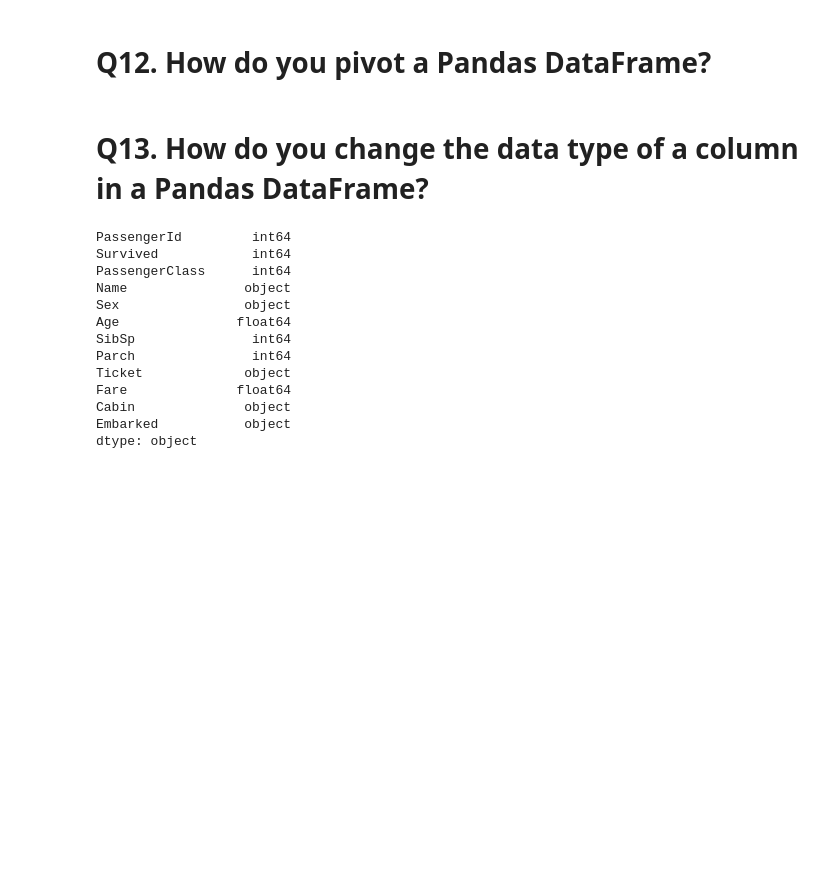
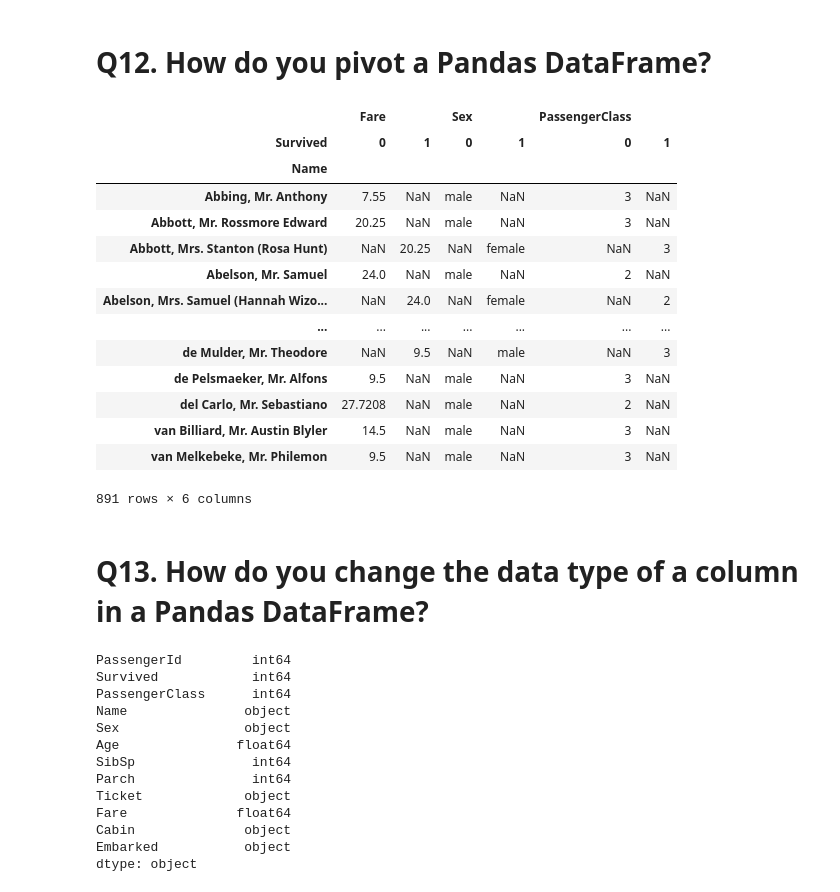
Before and after one commit to santjosh/bigdatabootcamp, a Jupyter notebook: Pandas.ipynb, the cells around one changed output. Saved outputs shown, nothing was run; the diff lists cells and outputs as text; code cells hidden in the pictures; blank space fills up the shorter version.

```diff
--- a/Pandas.ipynb
+++ b/Pandas.ipynb
@@ -232,8 +232,26 @@ PassengerClass
 Name: Age, dtype: float64
 # %% [markdown]
 # Q12. How do you pivot a Pandas DataFrame?
-# %% [markdown]
-# Q13. How do you change the data type of a column in a Pandas DataFrame?
+# %%
+df.pivot(index='Name', columns='Survived', values=['Fare','Sex','PassengerClass'])
+# %% [output]
+|  | Fare |  | Sex |  | PassengerClass |  |
+| Survived | 0 | 1 | 0 | 1 | 0 | 1 |
+| Name |  |  |  |  |  |  |
+| Abbing, Mr. Anthony | 7.55 | NaN | male | NaN | 3 | NaN |
+| Abbott, Mr. Rossmore Edward | 20.25 | NaN | male | NaN | 3 | NaN |
+| Abbott, Mrs. Stanton (Rosa Hunt) | NaN | 20.25 | NaN | female | NaN | 3 |
+| Abelson, Mr. Samuel | 24.0 | NaN | male | NaN | 2 | NaN |
+| Abelson, Mrs. Samuel (Hannah Wizo... | NaN | 24.0 | NaN | female | NaN | 2 |
+| ... | ... | ... | ... | ... | ... | ... |
+| de Mulder, Mr. Theodore | NaN | 9.5 | NaN | male | NaN | 3 |
+| de Pelsmaeker, Mr. Alfons | 9.5 | NaN | male | NaN | 3 | NaN |
+| del Carlo, Mr. Sebastiano | 27.7208 | NaN | male | NaN | 2 | NaN |
+| van Billiard, Mr. Austin Blyler | 14.5 | NaN | male | NaN | 3 | NaN |
+| van Melkebeke, Mr. Philemon | 9.5 | NaN | male | NaN | 3 | NaN |
+891 rows × 6 columns
+# %% [markdown]
+# Q13. How do you change the data type of a column in a Pandas DataFrame?
 # %%
 df.dtypes
 # %% [output]
```
